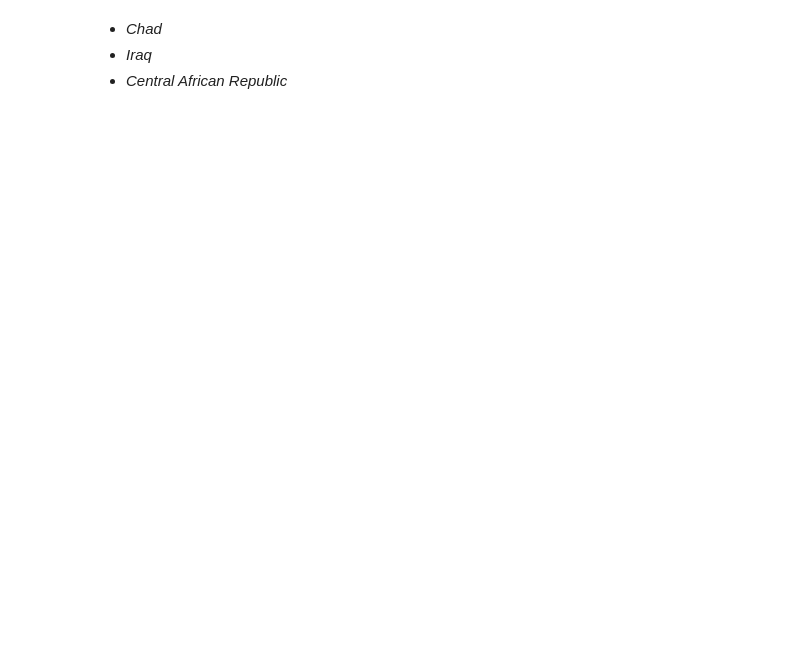
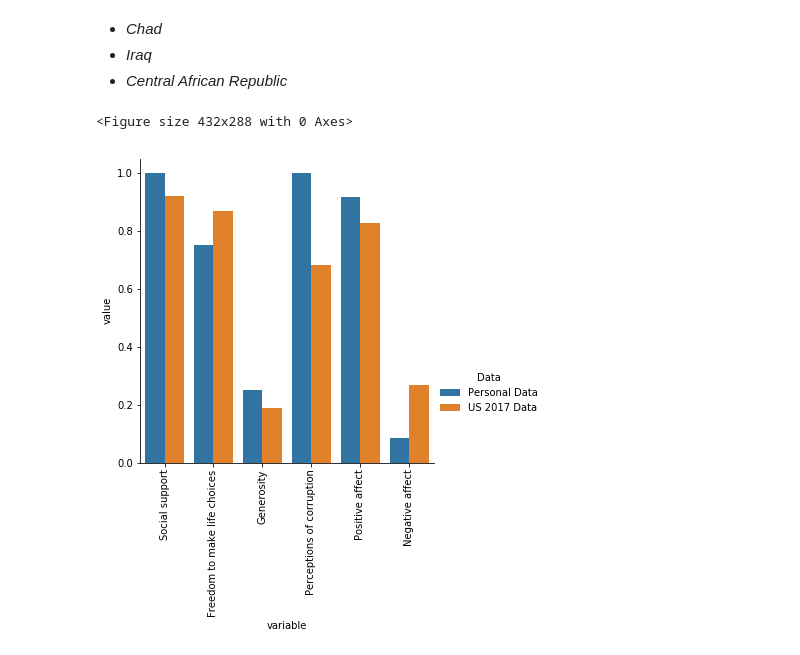
Before and after one commit to uyc201/stats131finalproject, a Jupyter notebook: Natasha.ipynb, the cells around one changed output. Saved outputs shown, nothing was run; the diff lists cells and outputs as text; code cells hidden in the pictures; blank space fills up the shorter version.

```diff
--- a/Natasha.ipynb
+++ b/Natasha.ipynb
@@ -221,0 +233,13 @@ survey.columns =  ['Timestamp','Username','Life Ladder','Social support','Freedo
+# %%
+personal_and_US=pd.DataFrame(data={"Data":["Personal Data","US 2017 Data"],
+                                   "Social support":[1,0.921003],"Freedom to make life choices":[0.750000,0.868497],
+                                  "Generosity":[0.250000,0.188833],"Perceptions of corruption":[1,0.681191],
+                                  "Positive affect":[0.916667,0.826555],"Negative affect":[0.083333,0.268269]})
+melted=pd.melt(personal_and_US,id_vars = "Data")
+# %%
+fig = plt.figure()
+sns.catplot(x="variable",y="value",hue="Data",data=melted,kind='bar').set_xticklabels(rotation=90)
+plt.show()
+# %% [output]
+<Figure size 432x288 with 0 Axes>
+[figure, added]
```
Also changed, not shown: parts of 2 cells of this notebook.
